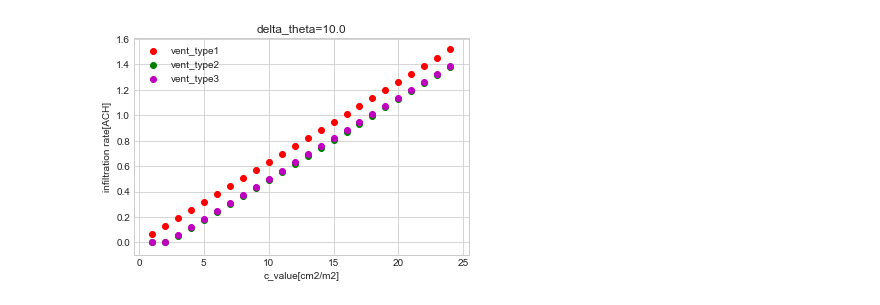
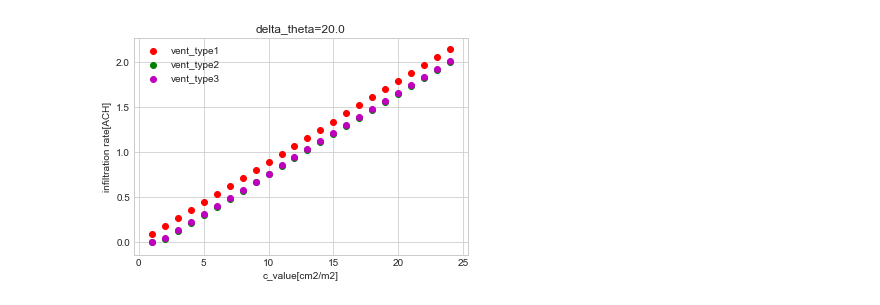
Before and after one commit to BRI-EES-House/heat_load_calc, a Jupyter notebook: notebook/infiltration_test.ipynb, the cells around one changed output. Cells and saved outputs as stored; diff of their text form; code cells hidden in the pictures.

```diff
--- a/notebook/infiltration_test.ipynb
+++ b/notebook/infiltration_test.ipynb
@@ -78,46 +94,50 @@ plt.show()
 # %%
-delta_theta = 10.0
+theta_o = 0.0
+theta_r = 20.0
 c_value = [x for x in range(1,25)]
 # %%
 x1 = c_value
 # %%
 y1 = [(e7.get_infiltration(
         c_value=c,
-        v_room_cap_is=v_room_cap_is,
+        v_room_cap_is=np.sum(v_room_cap_is),
         story=story,
         vent_type=1,
-        delta_theta=delta_theta
-    ) / v_room_cap_is * 3600.) for c in c_value]
+        theta_r_is_n=np.average(theta_r),
+        theta_o_npls=theta_o
+    ) / np.sum(v_room_cap_is) * 3600.) for c in c_value]
 # %%
 y2 = [(e7.get_infiltration(
         c_value=c,
-        v_room_cap_is=v_room_cap_is,
+        v_room_cap_is=np.sum(v_room_cap_is),
         story=story,
         vent_type=2,
-        delta_theta=delta_theta
-    ) / v_room_cap_is * 3600.) for c in c_value]
+        theta_r_is_n=np.average(theta_r),
+        theta_o_npls=theta_o
+    ) / np.sum(v_room_cap_is) * 3600.) for c in c_value]
 # %%
 y3 = [(e7.get_infiltration(
         c_value=c,
-        v_room_cap_is=v_room_cap_is,
+        v_room_cap_is=np.sum(v_room_cap_is),
         story=story,
         vent_type=3,
-        delta_theta=delta_theta
-    ) / v_room_cap_is * 3600.) for c in c_value]
+        theta_r_is_n=np.average(theta_r),
+        theta_o_npls=theta_o
+    ) / np.sum(v_room_cap_is) * 3600.) for c in c_value]
 # %%
 fig2 = plt.figure()
 ax2 = fig2.subplots()
 
 ax2.scatter(x1, y1, c="r", label="vent_type1")
 ax2.scatter(x1, y2, c="g", label="vent_type2")
 ax2.scatter(x1, y3, c="m", label="vent_type3")
 
 ax2.set_xlabel('c_value[cm2/m2]')
 ax2.set_ylabel('infiltration rate[ACH]')
 
-ax2.set_title("delta_theta=" + str(delta_theta))
+ax2.set_title("delta_theta=" + str(theta_r - theta_o))
 
 plt.legend()
 plt.show()
 # %% [output]
-[figure, old version]
+[figure, new version]
```
Also changed, not shown: parts of 13 cells of this notebook, 1 other file.
